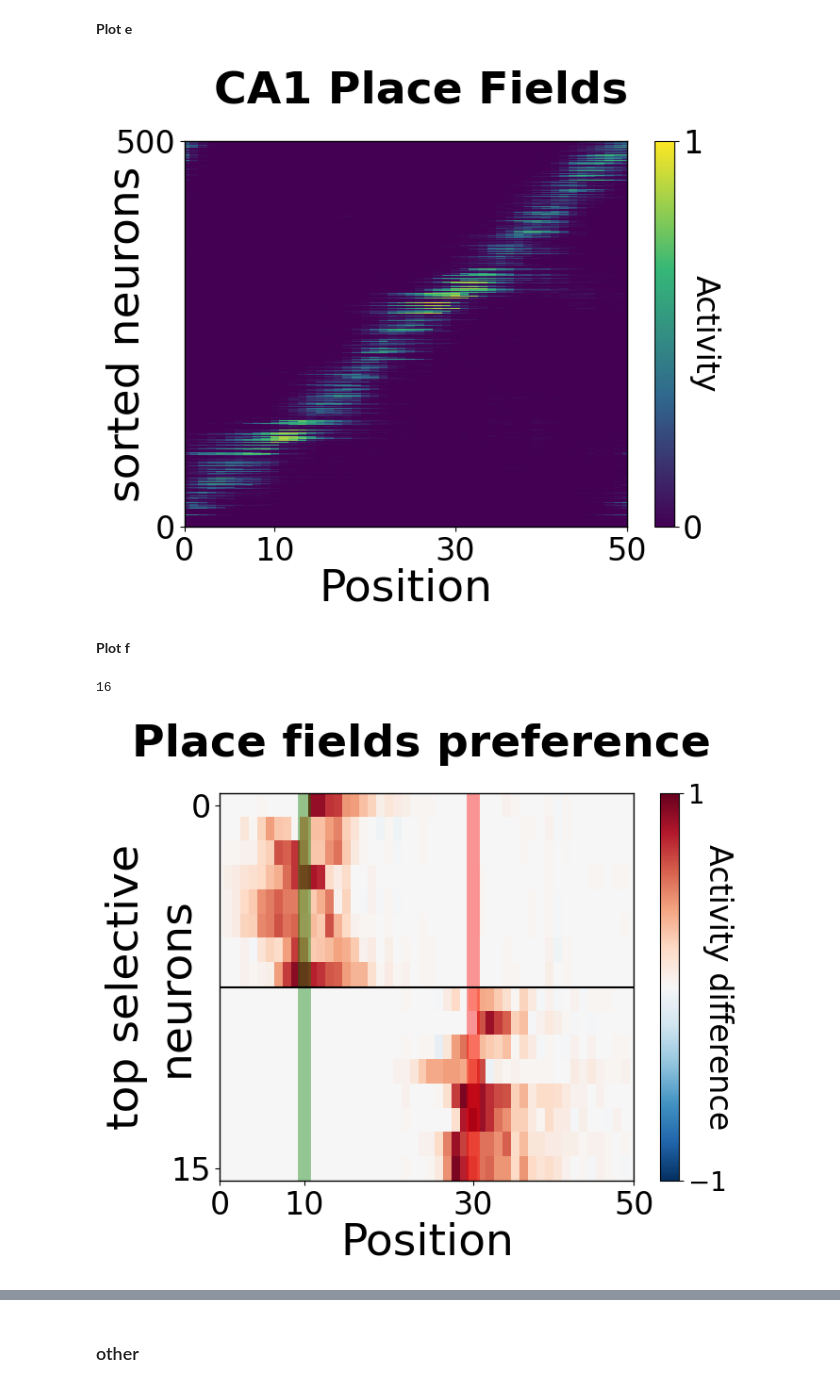
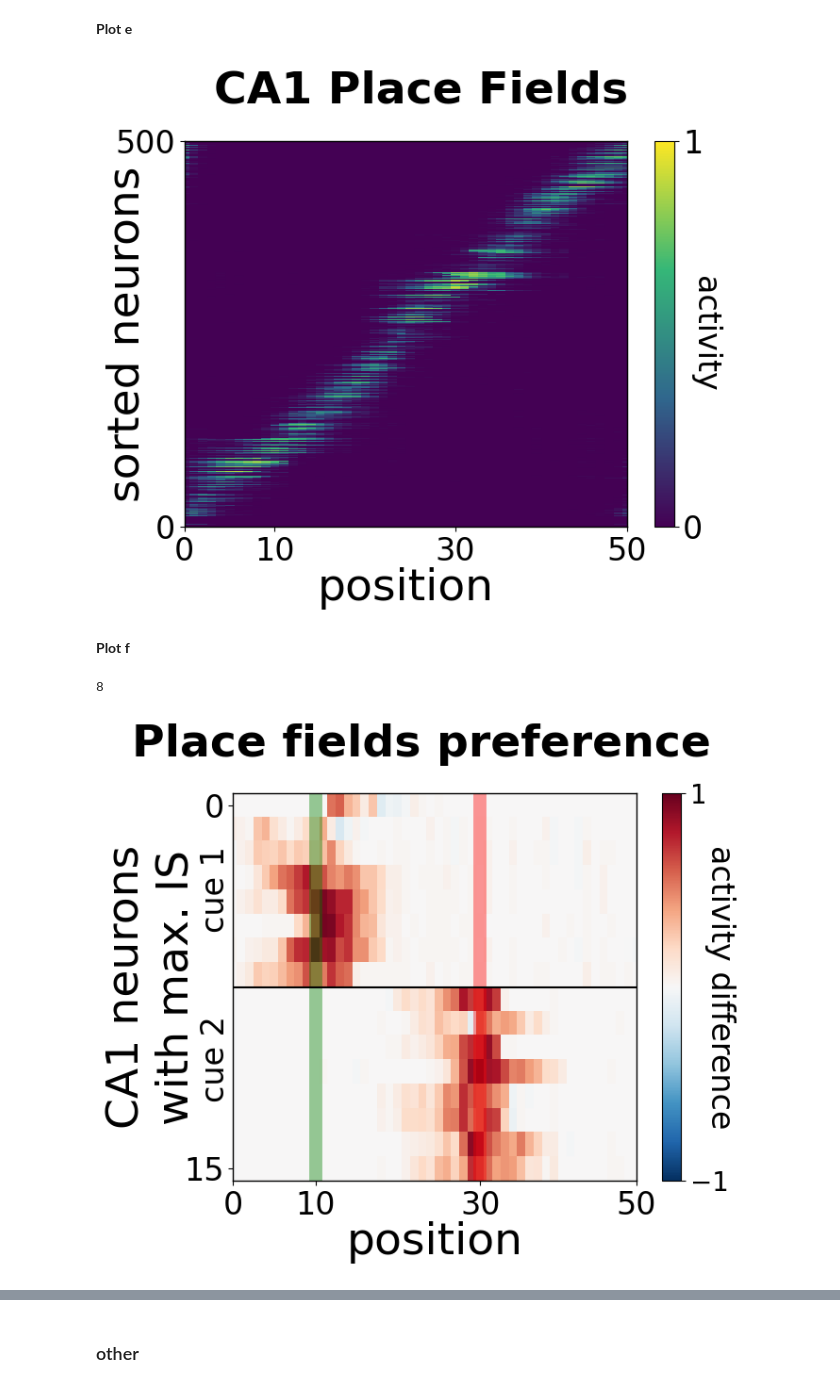
Before and after one commit to iKiru-hub/KAMemory, a Jupyter notebook: src/lab_2.ipynb, the cells around one changed output, grey strips where cells are left out. Cells and saved outputs as stored; diff of their text form; code cells hidden in the pictures.

```diff
--- a/src/lab_2.ipynb
+++ b/src/lab_2.ipynb
@@ -1336,12 +1354,15 @@ KeyError: 'dim_ei'
 #### model
 # %%
 """ initialization """
-network_params["alpha"] = 0.6
+network_params["alpha"] = 0.5
 alpha_baseline = 0.1
 network_params["num_cues"] = 2
 track_params["cue_position"] = [10, 30]
+track_params["num_laps"] = 100
+
 
 track_train_input, lap_cues, alpha_samples = get_track_input(tp=track_params,
-                                         network_params=network_params, cue_duration=1)
+                                         network_params=network_params,
+                                                             cue_duration=1)
 logger(f"shape: {track_train_input.shape} {lap_cues.shape}")
 # %% [output]
@@ -1365,7 +1386,8 @@ lap 98, cue 0
 lap 99, cue 1
 # %%
 """ make model """
-W_ei_ca1, W_ca1_eo, B_ei_ca1, B_ca1_eo = autoencoder.get_weights(bias=network_params["bias"])
+W_ei_ca1, W_ca1_eo, B_ei_ca1, B_ca1_eo = autoencoder.get_weights(
+                                                        bias=network_params["bias"])
 
 model = models.MTL(W_ei_ca1=W_ei_ca1,
             W_ca1_eo=W_ca1_eo,
@@ -1878,13 +1907,13 @@ cax_e = ax_e.imshow(sorted_activity.T[:500], aspect='auto',
 
 # Customize the colorbar
 cbar_e = fig_e.colorbar(cax_e, ax=ax_e, ticks=[0, 1])
-cbar_e.set_label('Activity', fontsize=24,
+cbar_e.set_label('activity', fontsize=24,
                rotation=270, labelpad=13)
 cbar_e.ax.tick_params(labelsize=ticksize)
 
 # Set labels and title
 ax_e.set_ylabel('sorted neurons', fontsize=labsize, labelpad=-25)
-ax_e.set_xlabel('Position', fontsize=labsize,labelpad=0)
+ax_e.set_xlabel('position', fontsize=labsize,labelpad=0)
 fig_e.suptitle("CA1 Place Fields", fontsize=titlesize, fontweight='bold')
 
 # Customize x-axis
@@ -1912,13 +1941,13 @@ for spine in ax_e.spines.values():
 plt.tight_layout()
 plt.show()
 # %% [output]
-[figure, old version]
+[figure, new version]
 # %% [markdown]
 **Plot f**
 # %%
-len(selective_neurons)
+len(neurons_cue_2)
 # %% [output]
-16
+8
 # %%
 fig_f, ax_f = plt.subplots(figsize=(7, 6))
 
@@ -1927,13 +1956,14 @@ cax_f = ax_f.imshow(ca1_a.T[:len(selective_neurons)], aspect='auto', cmap='RdBu_
 
 # colorbar
 cbar_f = fig_f.colorbar(cax_f, ax=ax_f, ticks=[-1, 1])
-cbar_f.set_label('Activity difference', fontsize=24,
+cbar_f.set_label('activity difference', fontsize=24,
                rotation=270, labelpad=5)
 cbar_f.ax.tick_params(labelsize=20)
 
 # labels & title
-ax_f.set_ylabel(f'top selective\nneurons', fontsize=labsize, labelpad=-20)
-ax_f.set_xlabel(f"Position", fontsize=labsize, labelpad=0)
+#ax_f.set_ylabel(f'top selective\nneurons', fontsize=labsize, labelpad=-20)
+ax_f.set_ylabel(f'CA1 neurons\nwith max. IS', fontsize=labsize, labelpad=-10)
+ax_f.set_xlabel(f"position", fontsize=labsize, labelpad=0)
 fig_f.suptitle("Place fields preference", fontsize=titlesize, fontweight='bold')
 
 # Customize x-axis
@@ -1941,35 +1971,37 @@ ax_f.set_xticks([0, track_params['cue_position'][0],
                  track_params['cue_position'][1], 49])
 ax_f.set_xticklabels([0, track_params['cue_position'][0],
                       track_params['cue_position'][1], 50], fontsize=ticksize)
 ax_f.set_xlim((0, 49))
 
 # Customize y-axis
 ax_f.set_yticks([0, 15])
 ax_f.set_yticklabels([0, 15], fontsize=ticksize)
 ax_f.set_ylim((15.5, -0.5))
 
 # identification lines
 ax_f.axvline(track_params['cue_position'][0], color="green", lw=10, alpha=0.4)
 ax_f.axvline(track_params['cue_position'][1], color="red", lw=10, alpha=0.4)
 ax_f.axhline(7.5, color="black")
 
-#ax_f.text(-4, 4, f"cue 1", rotation=90, fontsize=20)
+#
+ax_f.text(-4, 5, f"cue 1", rotation=90, fontsize=24)
+ax_f.text(-4, 12, f"cue 2", rotation=90, fontsize=24)
 
 
 # Add a border to the plot
 for spine in ax_f.spines.values():
     spine.set_visible(True)
     spine.set_color('black')
     spine.set_linewidth(1)
 
 #ax.text(0.5, -0.20, f"Cues at x={track_params['cue_position']}",
 #        horizontalalignment='center', verticalalignment='top',
 #        transform=ax.transAxes, fontsize=15)
 
 plt.tight_layout()
 plt.show()
 # %% [output]
-[figure, old version]
+[figure, new version]
 # %%
 fig_f.savefig(f"{utils.MEDIA_PATH}/figure_f.svg")
 logger("saved")
```
Also changed, not shown: parts of 19 cells of this notebook, 1 other file.
